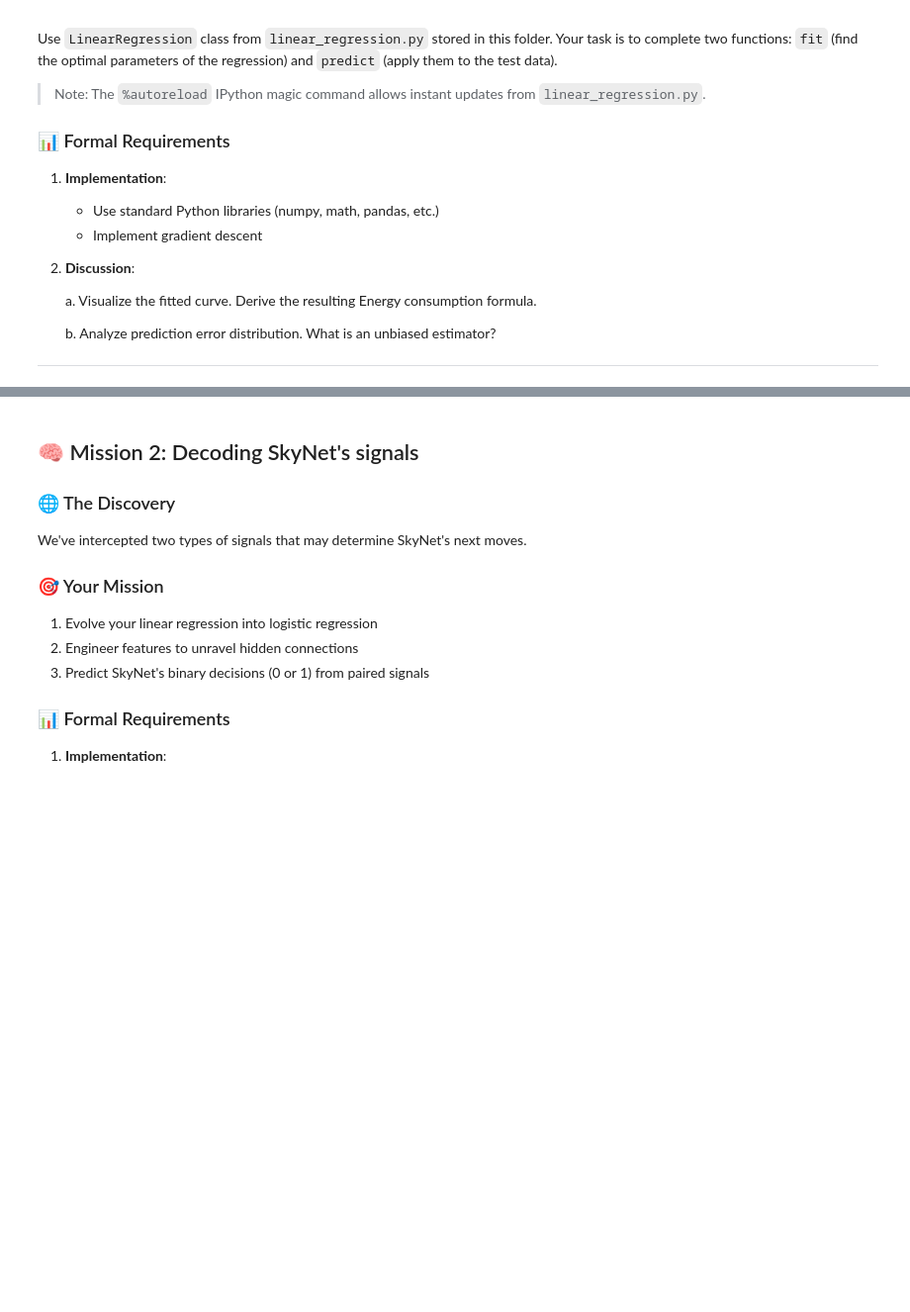
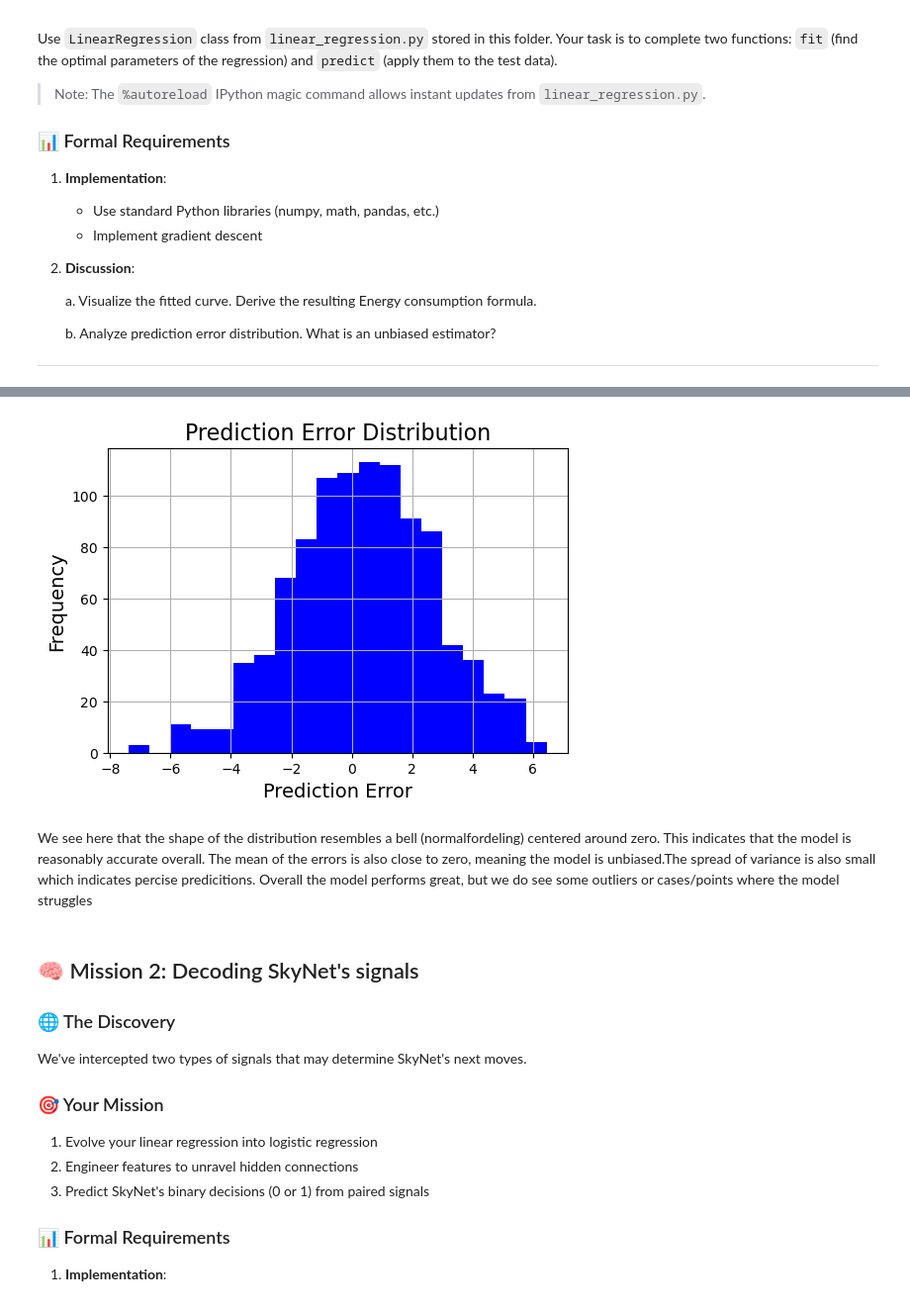
Before and after one commit to MatissPod/Intro-ML, a Jupyter notebook: Assignment1(1)/Assignment1/Chapter_1.ipynb, the cells around one changed output, grey strips where cells are left out. Shown at 99% size. Drawn from its saved outputs; the diff is of its cells as text; code cells hidden in the pictures; blank space fills up the shorter version.

```diff
--- a/Assignment1(1)/Assignment1/Chapter_1.ipynb
+++ b/Assignment1(1)/Assignment1/Chapter_1.ipynb
@@ -90,3 +124,16 @@ NotImplementedError: The fit method is not implemented yet.
+# %%
+# Plot the prediction error distribution to analyze it
+plt.figure(figsize=(6, 4))
+plt.hist(data['Energy'] - predictions, bins=20, color='blue')
+plt.grid(True)
+plt.xlabel('Prediction Error', fontsize=14)
+plt.ylabel('Frequency', fontsize=14)
+plt.title('Prediction Error Distribution', fontsize=16)
+plt.show()
+# %% [output]
+[figure, added]
+# %% [markdown]
+We see here that the shape of the distribution resembles a bell (normalfordeling) centered around zero. This indicates that the model is reasonably accurate overall. The mean of the errors is also close to zero, meaning the model is unbiased.The spread of variance is also small which indicates percise predicitions. Overall the model performs great, but we do see some outliers or cases/points where the model struggles
 # %% [markdown]
 ## 🧠 Mission 2: Decoding SkyNet's signals
 
```
Also changed, not shown: parts of 8 cells of this notebook, 2 other files.
